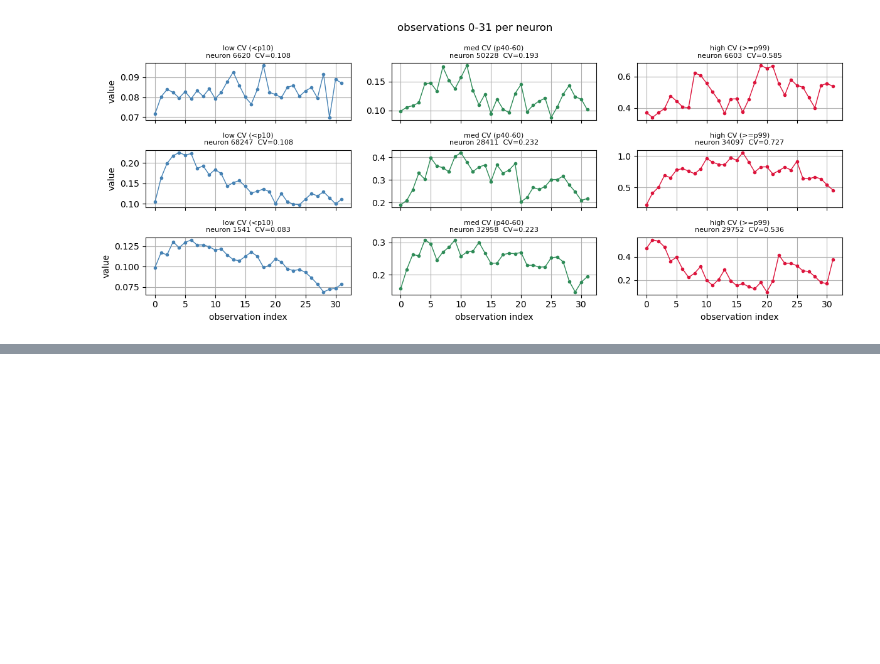
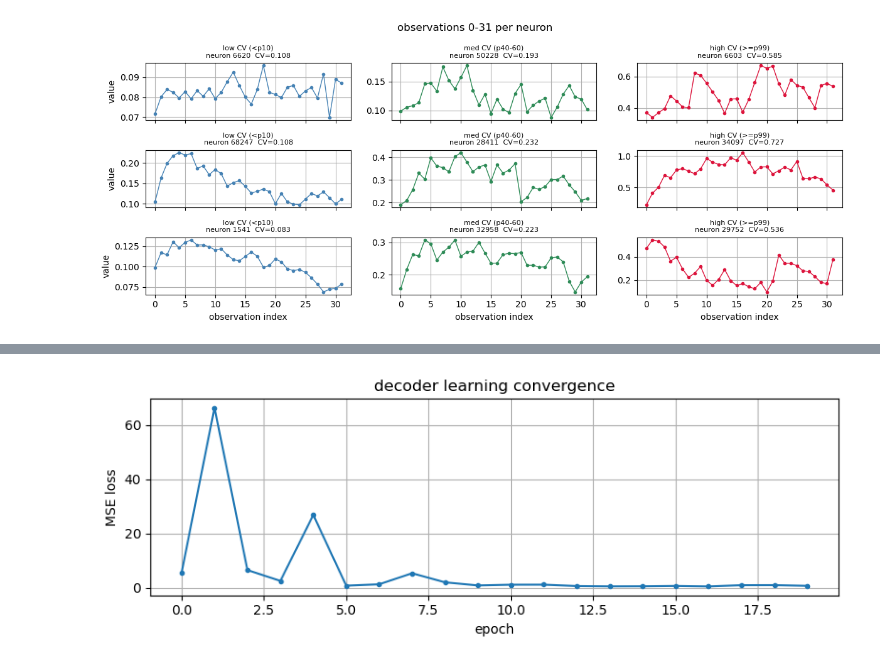
Before and after one commit to saalfeldlab/NeuralGraph, a Jupyter notebook: src/LatentEvolution/binary_state_em.ipynb, the cells around one changed output, grey strips where cells are left out. Drawn from its saved outputs; the diff is of its cells as text; code cells hidden in the pictures; blank space fills up the shorter version.

```diff
--- a/src/LatentEvolution/binary_state_em.ipynb
+++ b/src/LatentEvolution/binary_state_em.ipynb
@@ -518,0 +473,18 @@ plot_rollout()
+# %%
+
+# --- EM training loop ---
+print("phase 2: EM-style evolver training")
+LR_PHASE2_EM = 1e-3
+N_PHASE2_EM_EPOCHS = 20
+WINDOW_EM = WINDOW  # use same window size
+
+# # reinitialize evolver to identity (zero output)
+# with torch.no_grad():
+#     last_linear = [m for m in evolver.modules() if isinstance(m, nn.Linear)][-1]
+#     last_linear.weight.zero_()
+#     last_linear.bias.zero_()
+
+opt_em = torch.optim.Adam(
+    [W_dec, b_dec] + list(evolver.parameters()),
+    lr=LR_PHASE2_EM
+)
@@ -518,0 +1298,72 @@ plot_rollout()
+# %%
+# plot loss curve and reconstruction
+
+fig, ax = plt.subplots(figsize=(8, 3))
+ax.plot(learn_losses, marker='o', markersize=3)
+ax.set_xlabel('epoch')
+ax.set_ylabel('MSE loss')
+ax.set_title('decoder learning convergence')
+ax.grid(True)
+plt.tight_layout()
+plt.show()
+
+# compute z for all valid times for plotting
+print("computing z for all valid times...")
+z_learn = torch.zeros(T_total, L_DIM_LEARN, device=device)
+valid_times_mask = torch.zeros(T_total, dtype=torch.bool, device=device)
+
+with torch.no_grad():
+    for t in tqdm(valid_times.tolist(), desc="inferring z"):
+        neuron_indices, x_t = get_time_data(t)
+        W_t = W_learn[neuron_indices]
+        b_t = b_learn[neuron_indices]
+        z_t = torch.linalg.lstsq(W_t, (x_t - b_t).unsqueeze(1)).solution.squeeze(1)
+        z_learn[t] = z_t
+        valid_times_mask[t] = True
+
+# plot reconstruction
+def plot_learn_reconstruction(k_start=0, window=WINDOW):
+    """plot learned decoder reconstruction."""
+    w_vals_p = obs_vals_gpu[:, k_start:k_start + window]
+    w_times_p = obs_times_gpu[:, k_start:k_start + window].long()
+
+    z_at_obs = z_learn[w_times_p]
+    x_recon = (z_at_obs * W_learn.unsqueeze(1)).sum(-1) + b_learn.unsqueeze(1)
+    valid_mask = valid_times_mask[w_times_p]
+
+    fig, axes = plt.subplots(N_PICK, 3, figsize=(12, 5), sharey=False)
+    for col, (label, neurons, color) in enumerate([
+        ('low CV (<p10)',   sample_low,  'steelblue'),
+        ('med CV (p40-60)', sample_med,  'seagreen'),
+        ('high CV (>=p99)', sample_high, 'crimson'),
+    ]):
+        for row, nid in enumerate(neurons):
+            ax = axes[row, col]
+            raw = w_vals_p[nid].cpu().numpy()
+            recon = x_recon[nid].detach().cpu().numpy()
+            mask = valid_mask[nid].cpu().numpy()
+
+            ax.plot(raw, color=color, marker='o', markersize=3, linewidth=1, label='raw')
+            recon_masked = np.where(mask, recon, np.nan)
+            ax.plot(recon_masked, color='black', marker='x', markersize=3, linewidth=1,
+                    linestyle='--', label='learned')
+
+            ymin, ymax = raw.min(), raw.max()
+            margin = (ymax - ymin) * 0.1 or 0.1
+            ax.set_ylim(ymin - margin, ymax + margin)
+            ax.set_title(f'{label}\nneuron {nid.item()}  CV={neuron_cv[nid].item():.3f}', fontsize=8)
+            if row == N_PICK - 1:
+                ax.set_xlabel('observation index')
+            if col == 0:
+                ax.set_ylabel('value')
+            if row == 0 and col == 0:
+                ax.legend(fontsize=7)
+
+    plt.suptitle(f'learned decoder reconstruction (k_start={k_start}, L_DIM={L_DIM_LEARN})')
+    plt.tight_layout()
+    plt.show()
+
+plot_learn_reconstruction(k_start=0)
+plot_learn_reconstruction(k_start=64)
+# %% [output]
+[figure, added]
```
Also changed, not shown: parts of 29 cells of this notebook.
